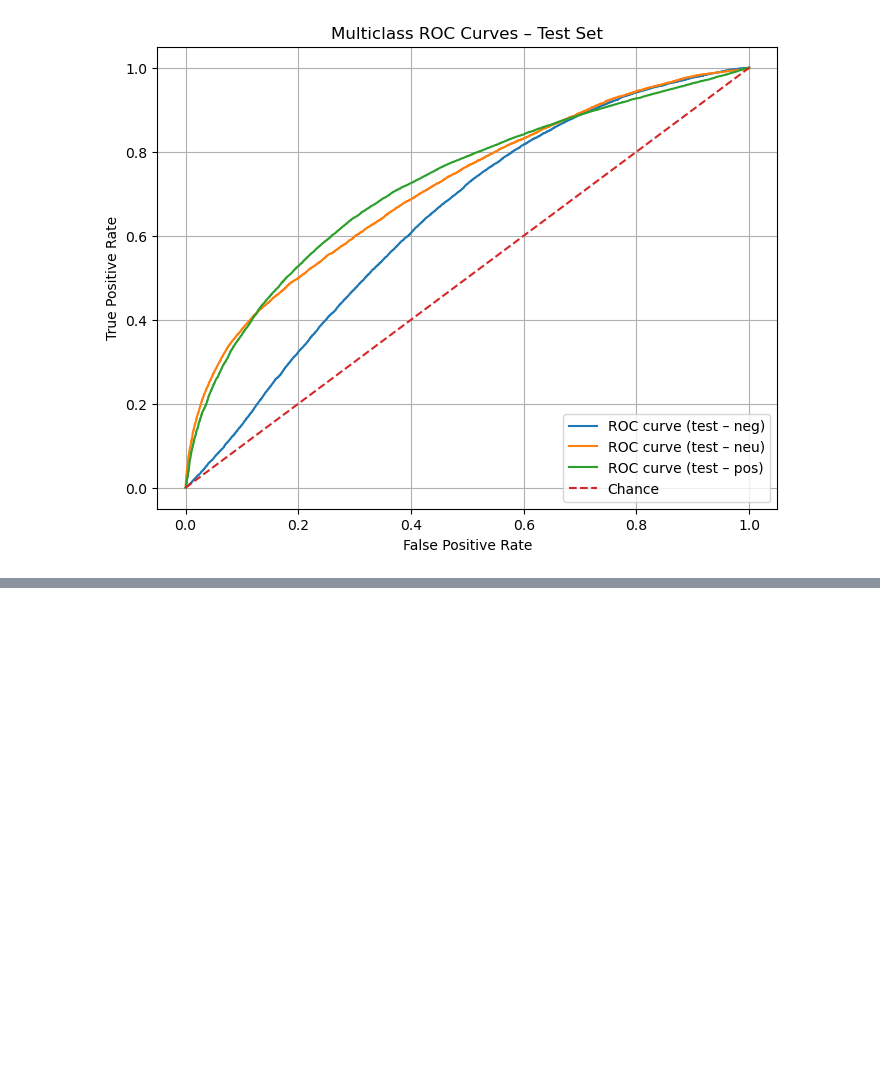
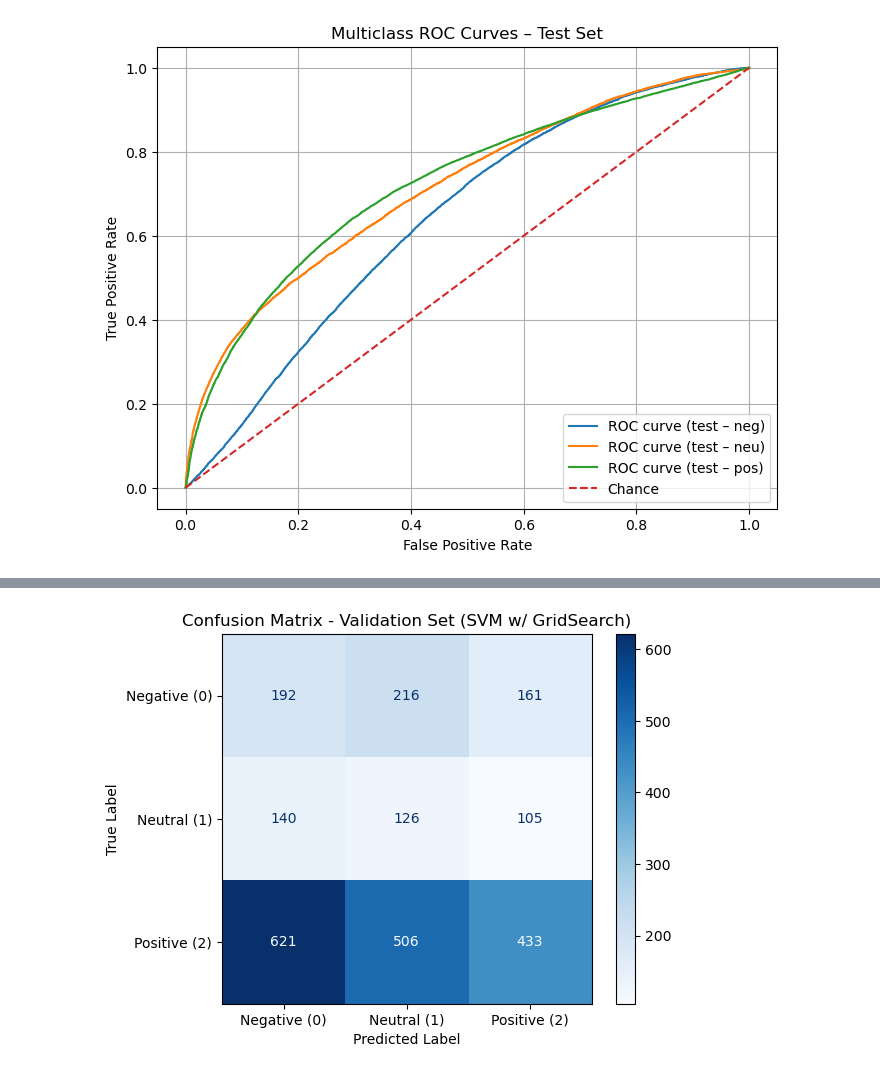
Before and after one commit to LCIT-AISC-T3-S25/Group3, a Jupyter notebook: notebooks/Svm_Glove.ipynb, the cells around one changed output, grey strips where cells are left out. Cells and saved outputs as stored; diff of their text form; code cells hidden in the pictures; blank space fills up the shorter version.

```diff
--- a/notebooks/Svm_Glove.ipynb
+++ b/notebooks/Svm_Glove.ipynb
@@ -838,0 +893,23 @@ plt.show()
+# %%
+class GloveVectorizer(BaseEstimator, TransformerMixin):
+    def __init__(self, column='glove_vector'):
+        self.column = column
+
+    def fit(self, X, y=None): return self
+
+    def transform(self, X):
+        return np.vstack(X[self.column].values)
+# %%
+pipeline = Pipeline([
+    ('glove_vec', GloveVectorizer(column='glove_vector')),
+    ('scaler', StandardScaler()),
+    ('svm', SVC(kernel='linear', class_weight='balanced'))
+])
+# %%
+param_grid = {'svm__C': [0.01, 0.1, 1, 10]}
+grid_search = GridSearchCV(pipeline, param_grid, cv=3, scoring='f1_weighted', verbose=2, n_jobs=-1)
+grid_search.fit(X_train_sampled, y_train_sampled)
+
+# Evaluation
+y_val_pred = grid_search.predict(X_val_sampled)
+print(classification_report(y_val_sampled, y_val_pred))
@@ -838,0 +927,19 @@ plt.show()
+# %%
+from sklearn.metrics import confusion_matrix, ConfusionMatrixDisplay
+import matplotlib.pyplot as plt
+
+
+# Compute confusion matrix
+cm = confusion_matrix(y_val_sampled, y_val_pred, labels=[0, 1, 2])
+
+# Display the confusion matrix
+disp = ConfusionMatrixDisplay(confusion_matrix=cm, display_labels=['Negative (0)', 'Neutral (1)', 'Positive (2)'])
+disp.plot(cmap=plt.cm.Blues)
+
+plt.title("Confusion Matrix - Validation Set (SVM w/ GridSearch)")
+plt.xlabel("Predicted Label")
+plt.ylabel("True Label")
+plt.grid(False)
+plt.show()
+# %% [output]
+[figure, added]
```
Also changed, not shown: parts of 18 cells of this notebook.
